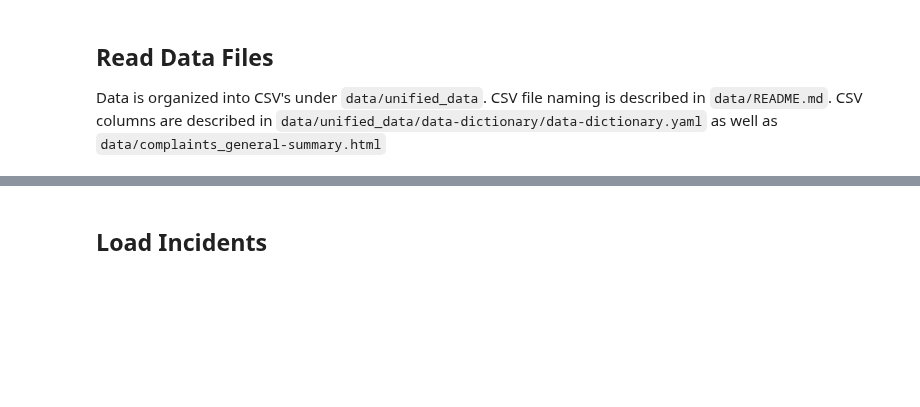
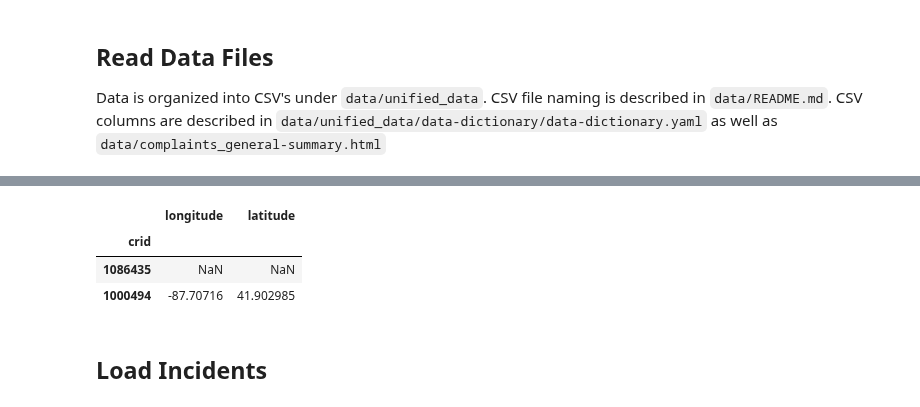
Before and after one commit to codeforboston/police-data-trust, a Jupyter notebook: backend/scraper/cpdp.ipynb, the cells around one changed output, grey strips where cells are left out. Cells and saved outputs as stored; diff of their text form; code cells hidden in the pictures; blank space fills up the shorter version.

Commit message:
Load lat/lon coordinates from CPDP dataset.

```diff
--- a/backend/scraper/cpdp.ipynb
+++ b/backend/scraper/cpdp.ipynb
@@ -134,3 +140,22 @@ check_defined(victims_unified, "cr_id")
+# %%
+csv = pd.read_csv(
+    "backend/scraper/cpdp_geocoded_cr.csv.gz",
+    dtype={
+        "crid": str,
+        "beat_id": str,
+    },
+    low_memory=False,
+)
+geocoding_results = pd.DataFrame()
+geocoding_results[["longitude", "latitude"]] = (
+    csv[["x", "y", "crid"]].copy().set_index("crid", verify_integrity=True)
+)
+display(geocoding_results.iloc[:2])
+# %% [output]
+|  | longitude | latitude |
+| crid |  |  |
+| 1086435 | NaN | NaN |
+| 1000494 | -87.70716 | 41.902985 |
 # %%
 def isnan(x):
     return isinstance(x, float) and math.isnan(x)
```
Also changed, not shown: parts of 5 cells of this notebook, 4 other files.
